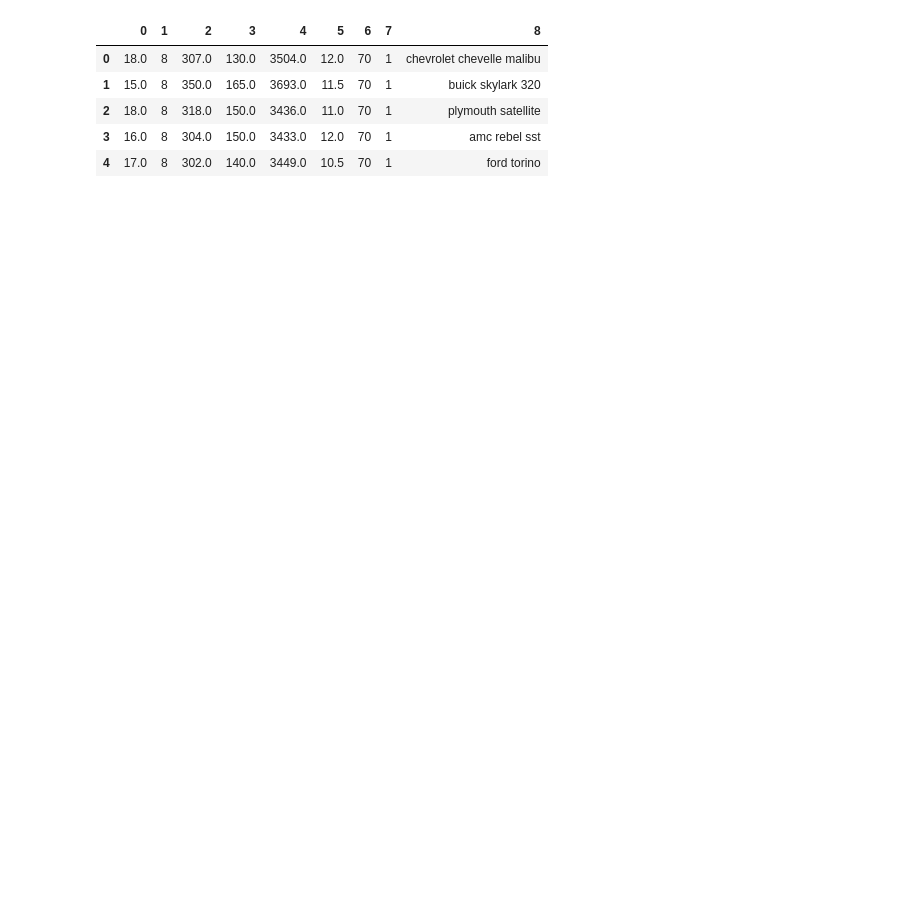
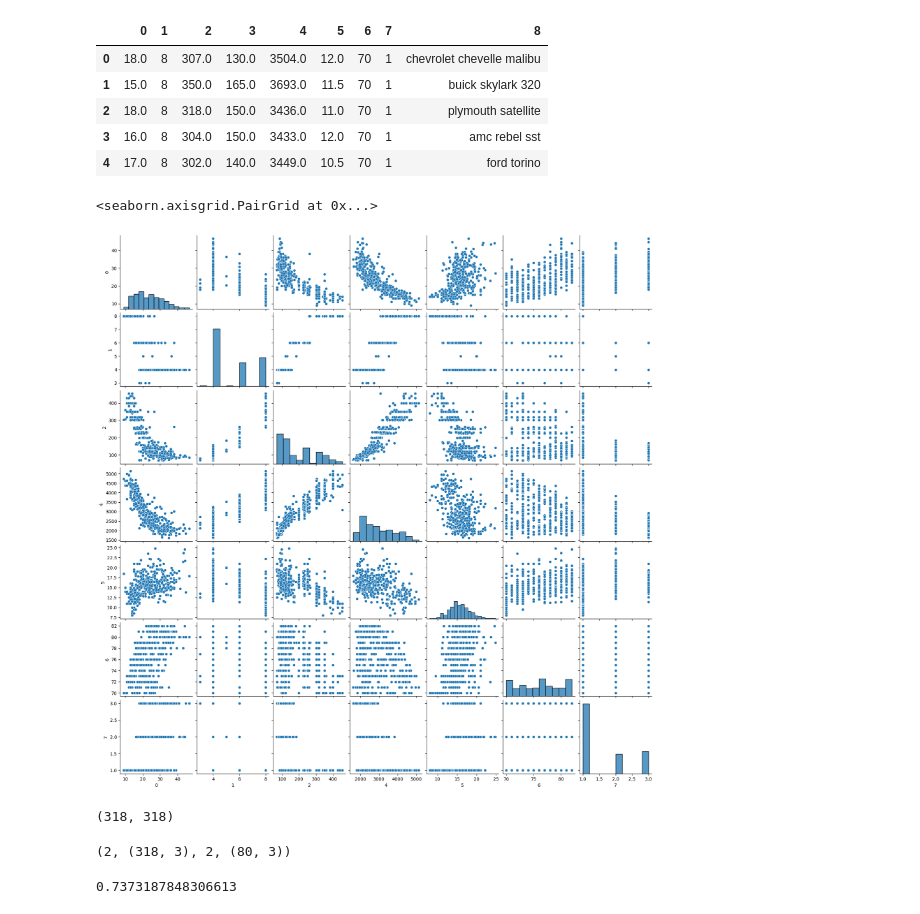
Before and after one commit to pia222sk20/python, a Jupyter notebook: pandas-data-analysis/part7/7.2.review.ipynb, the cells around one changed output. Saved outputs shown, nothing was run; the diff lists cells and outputs as text; code cells hidden in the pictures; blank space fills up the shorter version.

```diff
--- a/pandas-data-analysis/part7/7.2.review.ipynb
+++ b/pandas-data-analysis/part7/7.2.review.ipynb
@@ -26,3 +26,9 @@ df.head()
 | 2 | 18.0 | 8 | 318.0 | 150.0 | 3436.0 | 11.0 | 70 | 1 | plymouth satellite |
 | 3 | 16.0 | 8 | 304.0 | 150.0 | 3433.0 | 12.0 | 70 | 1 | amc rebel sst |
 | 4 | 17.0 | 8 | 302.0 | 140.0 | 3449.0 | 10.5 | 70 | 1 | ford torino |
+# %%
+import seaborn as sns
+sns.pairplot(data=df)
+# %% [output]
+<seaborn.axisgrid.PairGrid at 0x...>
+[figure, added]
@@ -28,0 +38,7 @@ df.head()
+# %%
+# 데이터 분할
+from sklearn.model_selection import train_test_split
+x_train,x_test,y_train,y_test= train_test_split(X,y,test_size=0.2,random_state=100)
+len(x_train),  len(y_train)
+# %% [output]
+(318, 318)
@@ -28,0 +51,13 @@ df.head()
+# %%
+x_poly_train.ndim, x_poly_train.shape, x_poly_test.ndim, x_poly_test.shape
+# %% [output]
+(2, (318, 3), 2, (80, 3))
+# %%
+# 모델 선정
+from sklearn.linear_model import LinearRegression
+lr = LinearRegression()
+lr.fit(x_train,y_train)
+x_test_predict = lr.predict(x_test)
+lr.score(x_test,y_test)
+# %% [output]
+0.7373187848306613
```
Also changed, not shown: parts of 6 cells of this notebook.
